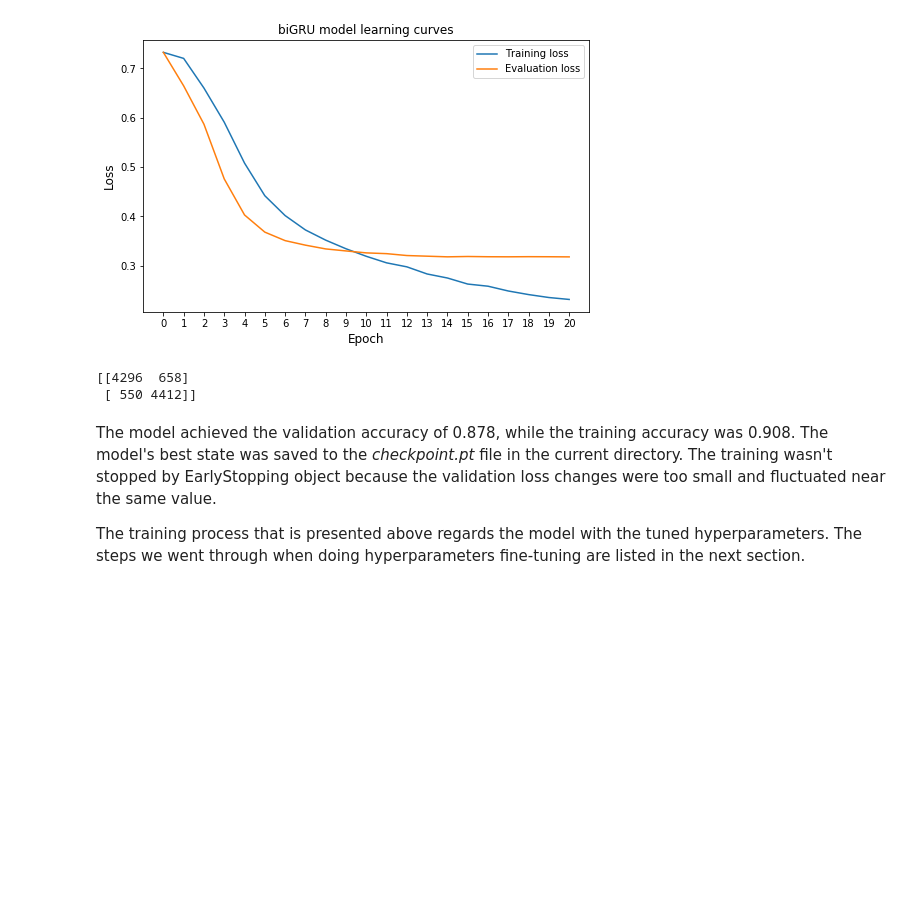
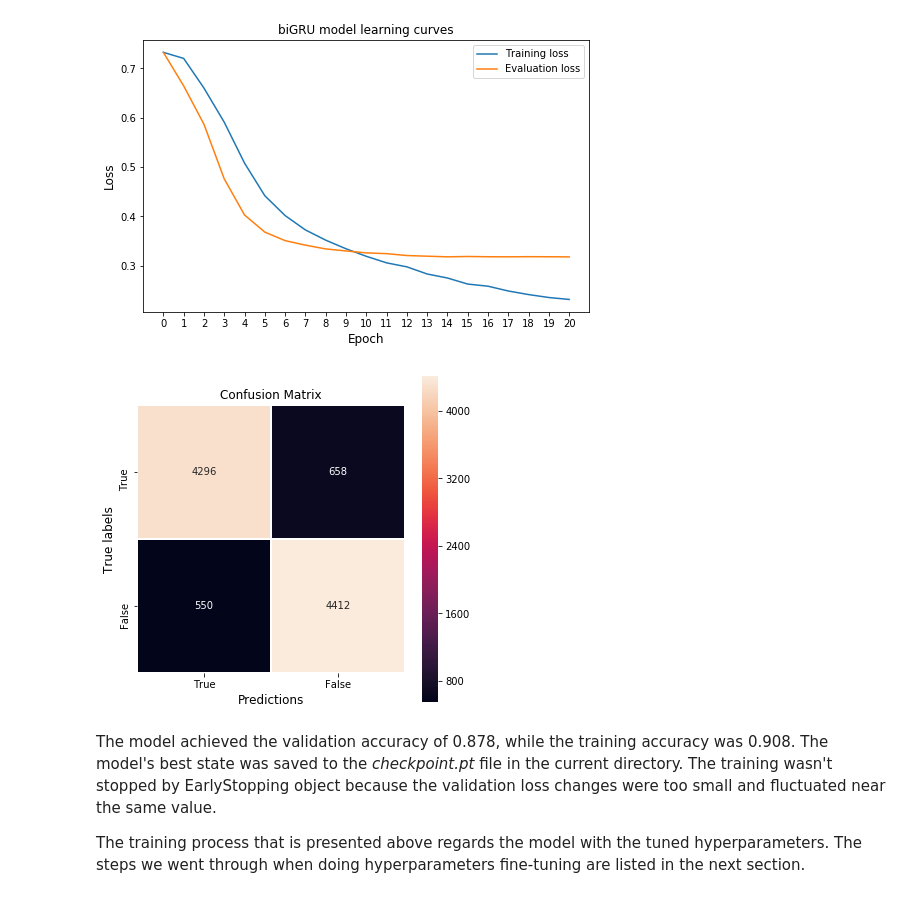
Before and after one commit to radoslawkrolikowski/sentiment-analysis-pytorch, a Jupyter notebook: 3_biGRU.ipynb, the cells around one changed output. Drawn from its saved outputs; the diff is of its cells as text; code cells hidden in the pictures; blank space fills up the shorter version.

Commit message:
Add biGRU with Glove vectors. Plot the confusion matrices

```diff
--- a/3_biGRU.ipynb
+++ b/3_biGRU.ipynb
@@ -579,12 +580,19 @@ plt.legend()
 plt.show()
 # %% [output]
 [figure]
-# %%
-# Confusion matrix
-print(conf_matrix)
-# %% [output]
-[[4296  658]
- [ 550 4412]]
+# %%
+# Confusion matrix
+plt.figure(figsize=(6,6))
+ax = sns.heatmap(conf_matrix, fmt='d', annot=True, linewidths=1, square=True)
+ax.set_xlabel('Predictions', size=12)
+ax.set_ylabel('True labels', size=12)
+ax.set_title('Confusion Matrix', size=12);
+ax.xaxis.set_ticklabels(['True', 'False'])
+ax.yaxis.set_ticklabels(['True', 'False'])
+ax.set_ylim(2,0)
+plt.show()
+# %% [output]
+[figure, added]
 # %% [markdown]
 The model achieved the validation accuracy of 0.878, while the training accuracy was 0.908. The model's best state was saved to the *checkpoint.pt* file in the current directory. The training wasn't stopped by EarlyStopping object because the validation loss changes were too small and fluctuated near the same value.
 
```
Also changed, not shown: parts of 4 cells of this notebook, 2 other files.
